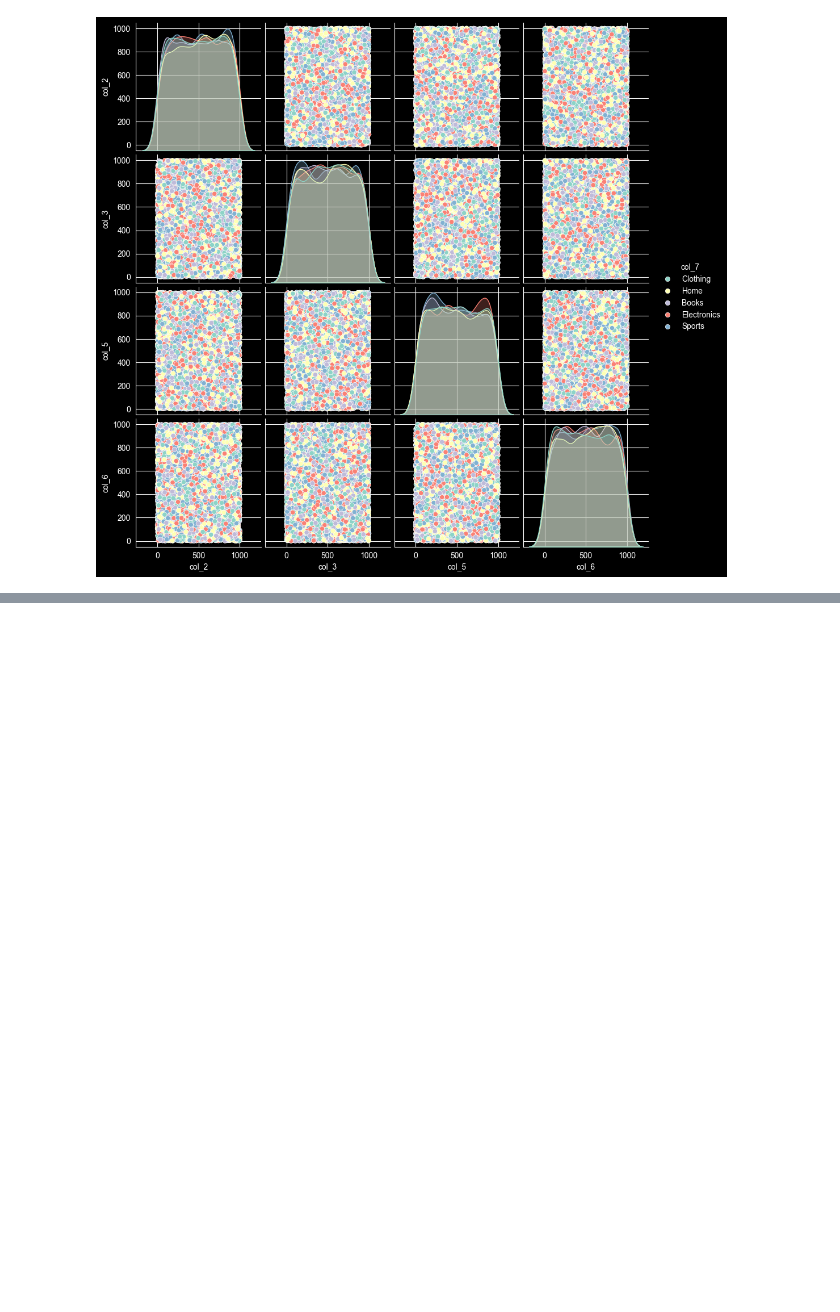
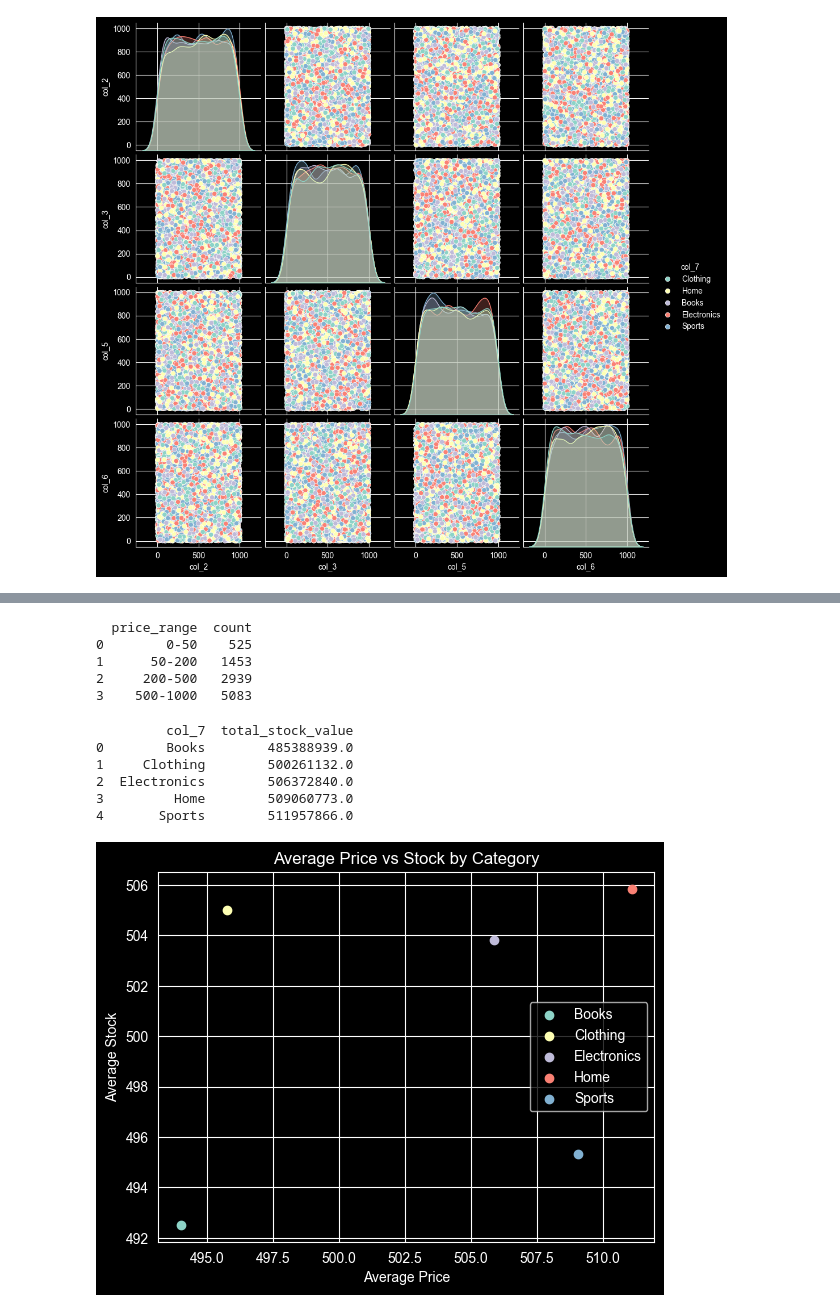
Before and after one commit to xeno-wq/homework, a Jupyter notebook: lab6.ipynb, the cells around one changed output, grey strips where cells are left out. Saved outputs shown, nothing was run; the diff lists cells and outputs as text; code cells hidden in the pictures; blank space fills up the shorter version.

```diff
--- a/lab6.ipynb
+++ b/lab6.ipynb
@@ -180,0 +235,49 @@ plt.show()
+# %%
+df["price_range"]=pd.cut(                #1.18
+    df["col_2"],
+    bins=[0,50,200,500,1000,float("inf")],
+    labels=["0-50","50-200","200-500","500-1000","1000+"]
+)
+df_18=df.groupby("price_range").agg(
+    count=("price_range","count")
+).reset_index()
+print(df_18)
+# %% [output]
+  price_range  count
+0        0-50    525
+1      50-200   1453
+2     200-500   2939
+3    500-1000   5083
+# %%
+df_19=df.groupby("col_7").agg(        #1.19
+    total_stock_value=("total_value","sum")
+).reset_index()
+print(df_19)
+# %% [output]
+         col_7  total_stock_value
+0        Books        485388939.0
+1     Clothing        500261132.0
+2  Electronics        506372840.0
+3         Home        509060773.0
+4       Sports        511957866.0
+# %%
+grouped=df.groupby('col_7').agg({         #1.20
+    'col_2':'mean',
+    'col_3':'mean'
+}).reset_index()
+
+grouped.columns = ['category','avg_price','avg_stock']
+
+plt.figure()
+
+for category in grouped['category']:
+    subset = grouped[grouped['category']==category]
+    plt.scatter(subset['avg_price'],subset['avg_stock'],label=category)
+plt.xlabel('Average Price')
+plt.ylabel('Average Stock')
+plt.title('Average Price vs Stock by Category')
+plt.legend()
+
+plt.show()
+# %% [output]
+[figure, added]
```
Also changed, not shown: parts of 23 cells of this notebook, 2 other files.
